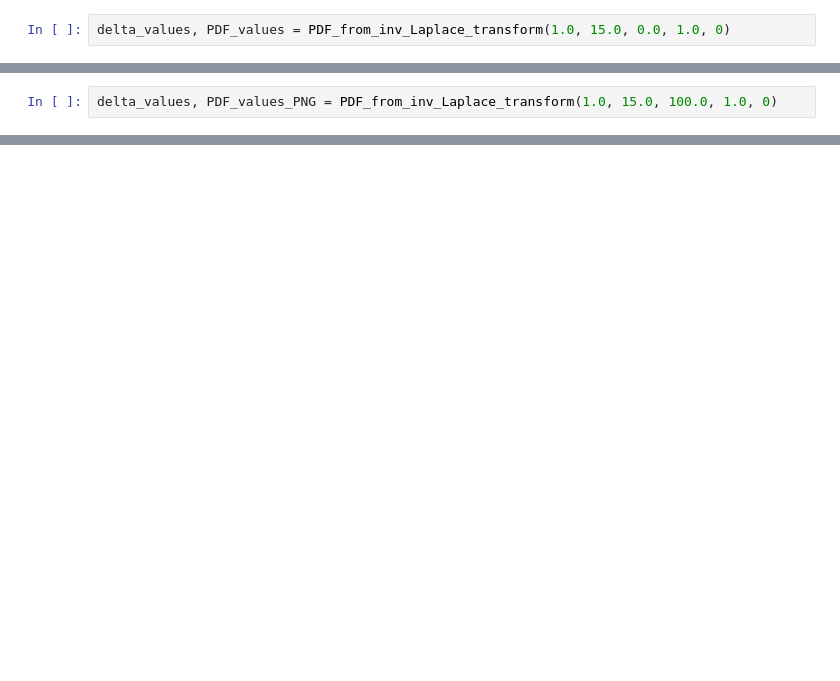
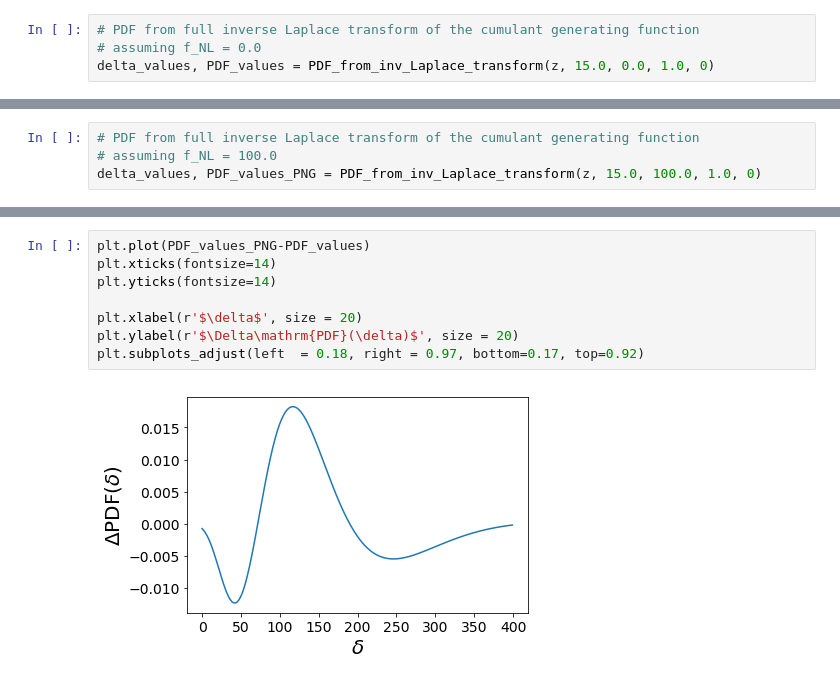
Before and after one commit to OliverFHD/CosMomentum, a Jupyter notebook: compute_PDF_and_CGF.ipynb, the cells around one changed output, grey strips where cells are left out. Saved outputs shown, nothing was run; the diff lists cells and outputs as text; blank space fills up the shorter version.

```diff
--- a/compute_PDF_and_CGF.ipynb
+++ b/compute_PDF_and_CGF.ipynb
@@ -138,2 +141,4 @@ def PDF_from_inv_Laplace_transform_EdS(z, R, f_NL, var_NL_rescale, index_of_univ
 # %%
-delta_values, PDF_values = PDF_from_inv_Laplace_transform(1.0, 15.0, 0.0, 1.0, 0)
+# PDF from full inverse Laplace transform of the cumulant generating function
+# assuming f_NL = 0.0
+delta_values, PDF_values = PDF_from_inv_Laplace_transform(z, 15.0, 0.0, 1.0, 0)
@@ -142,3 +145,5 @@ delta_values, PDF_values_EdS = PDF_from_inv_Laplace_transform_EdS(1.0, 15.0, 0.0
 # %%
-delta_values, PDF_values_PNG = PDF_from_inv_Laplace_transform(1.0, 15.0, 100.0, 1.0, 0)
+# PDF from full inverse Laplace transform of the cumulant generating function
+# assuming f_NL = 100.0
+delta_values, PDF_values_PNG = PDF_from_inv_Laplace_transform(z, 15.0, 100.0, 1.0, 0)
 # %%
@@ -160,0 +168,10 @@ plt.subplots_adjust(left  = 0.18, right = 0.97, bottom=0.17, top=0.92)
+# %%
+plt.plot(PDF_values_PNG-PDF_values)
+plt.xticks(fontsize=14)
+plt.yticks(fontsize=14)
+
+plt.xlabel(r'$\delta$', size = 20)
+plt.ylabel(r'$\Delta\mathrm{PDF}(\delta)$', size = 20)
+plt.subplots_adjust(left  = 0.18, right = 0.97, bottom=0.17, top=0.92)
+# %% [output]
+[figure, added]
```
Also changed, not shown: parts of 33 cells of this notebook, 12 other files.
